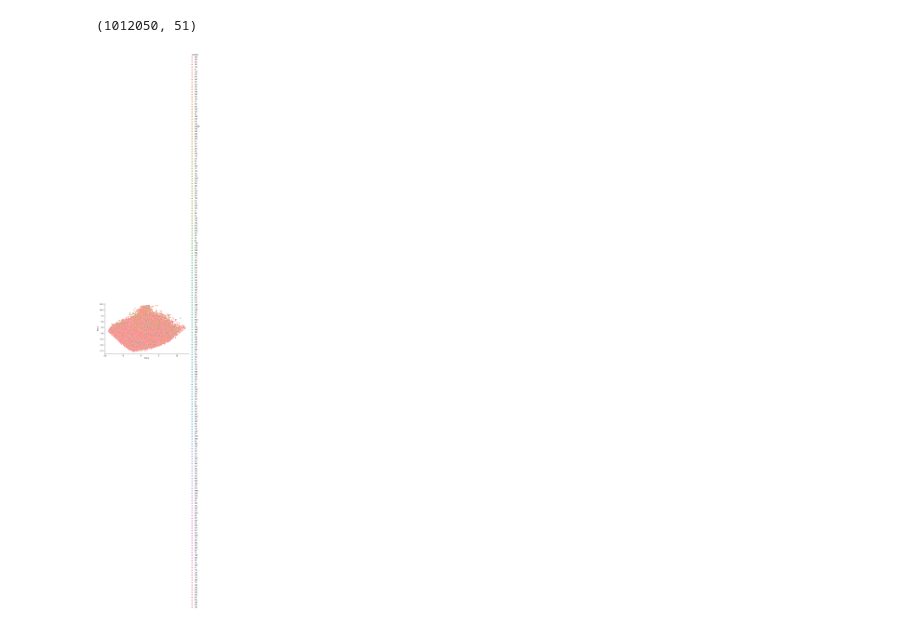
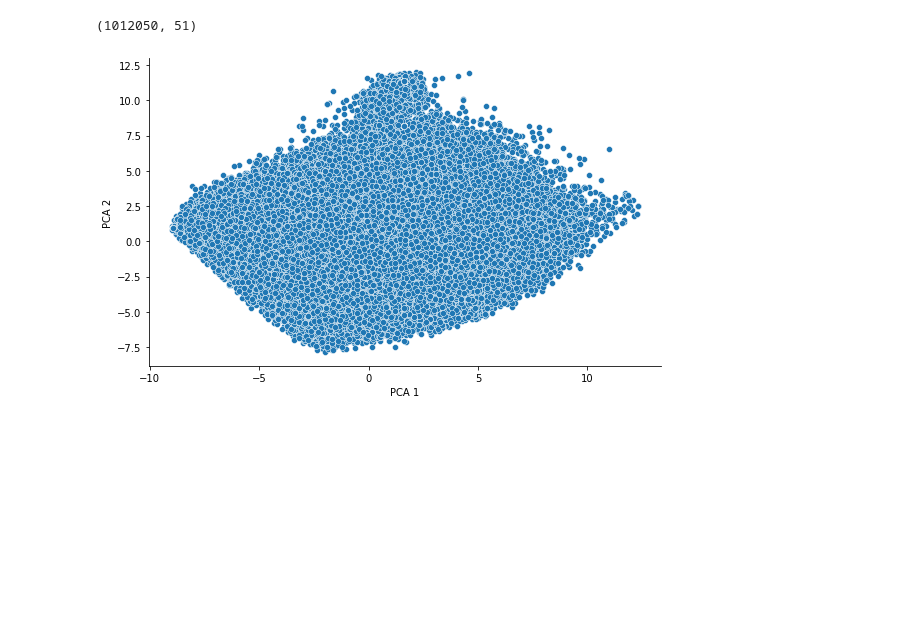
Before and after one commit to CodingPenguin1/Data-Analysis, a Jupyter notebook: dimensionality-reduction/ocean_personality_pca.ipynb, the cells around one changed output. Saved outputs shown, nothing was run; the diff lists cells and outputs as text; code cells hidden in the pictures; blank space fills up the shorter version.

```diff
--- a/dimensionality-reduction/ocean_personality_pca.ipynb
+++ b/dimensionality-reduction/ocean_personality_pca.ipynb
@@ -71,11 +71,11 @@ print(pca_df.shape)
 # %%
 # plt.figure(figsize=(10,10))
 # plt.scatter(pca_df[:,0], pca_df[:,1], cmap='plasma')
 # plt.xlabel('pc1')
 # plt.ylabel('pc2')
 
-# sns.relplot(data=pca_df, x='PCA 1', y='PCA 2', aspect=1.61)
-sns.relplot(data=pca_df, x='PCA 1', y='PCA 2', hue=target, hue_order=target_unique, aspect=1.61)
+sns.relplot(data=pca_df, x='PCA 1', y='PCA 2', aspect=1.61)
+# sns.relplot(data=pca_df, x='PCA 1', y='PCA 2', hue=target, hue_order=target_unique, aspect=1.61)
 plt.show()
 # %% [output]
-[figure, old version]
+[figure, new version]
```
Also changed, not shown: 1 other file.
